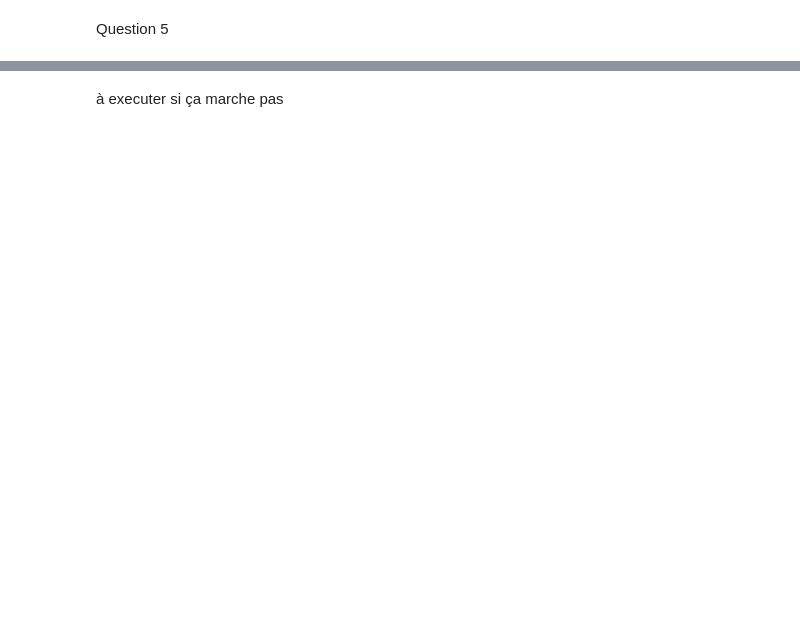
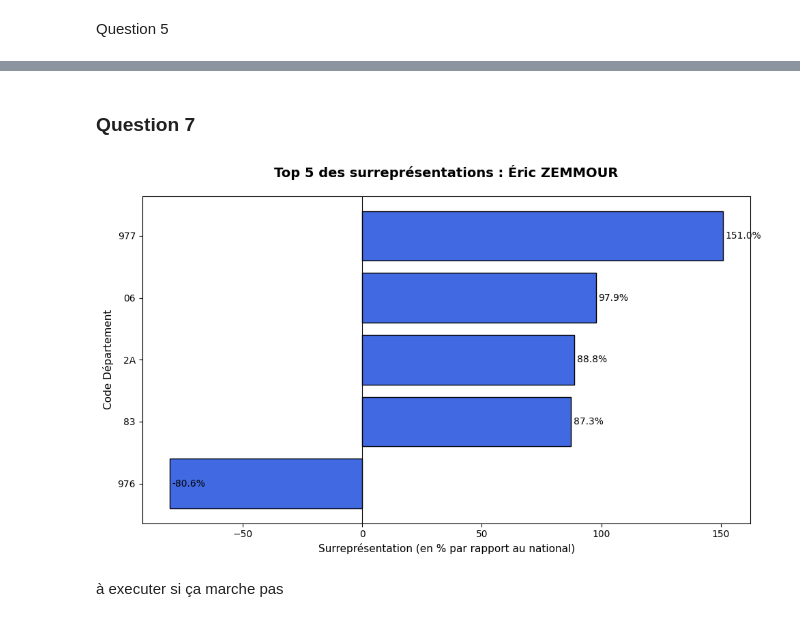
Before and after one commit to louisepech/dm_pds, a Jupyter notebook: dm.ipynb, the cells around one changed output, grey strips where cells are left out. Drawn from its saved outputs; the diff is of its cells as text; code cells hidden in the pictures; blank space fills up the shorter version.

Commit message:
Question 6 et 7 + modification des question du début

```diff
--- a/dm.ipynb
+++ b/dm.ipynb
@@ -211,0 +227,6 @@ KeyError: 'candidat'
+# %%
+importlib.reload(fonctions)
+
+score_departements = fonctions.calculer_surrepresentation(df)
+
+score_departements.head(3)
@@ -212,3 +238,10 @@ KeyError: 'candidat'
+# %% [markdown]
+### Question 7
+# %%
+importlib.reload(fonctions)
+fonctions.tracer_top_surrepresentations(score_departements, "Éric ZEMMOUR")
+# %% [output]
+[figure, added]
 # %% [markdown]
 à executer si ça marche pas
 # %%
```
Also changed, not shown: parts of 9 cells of this notebook, 1 other file.
